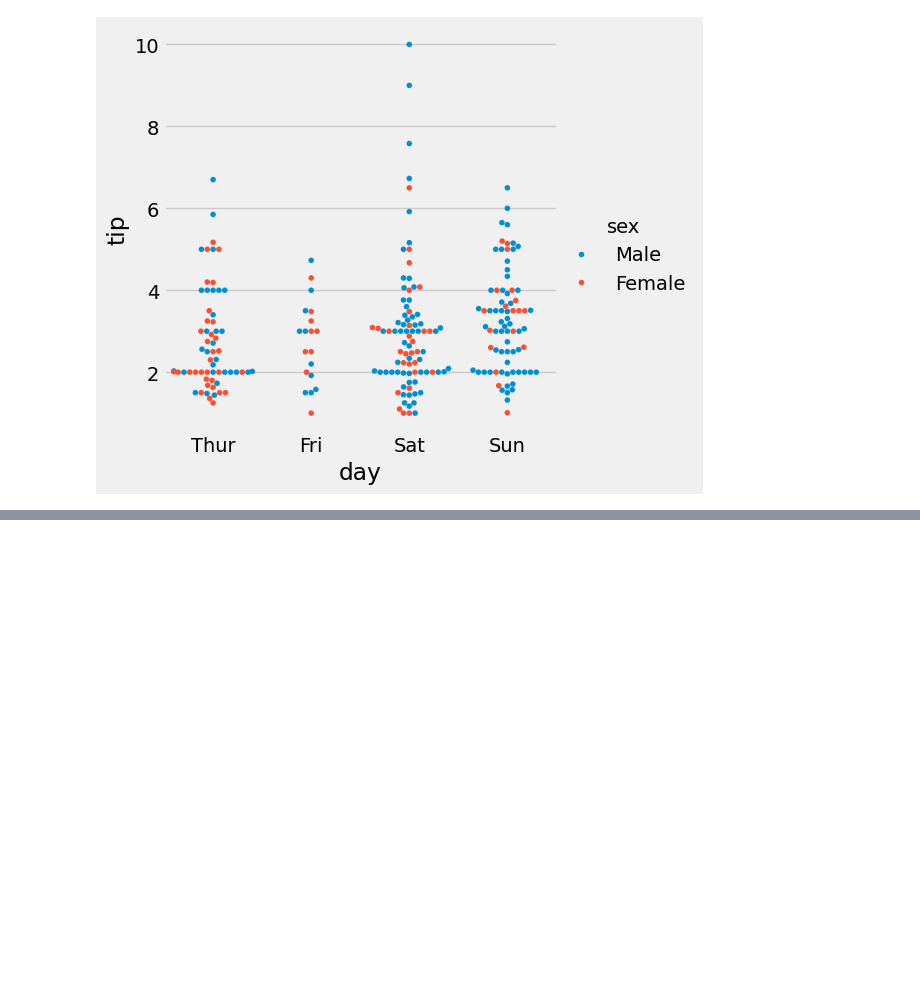
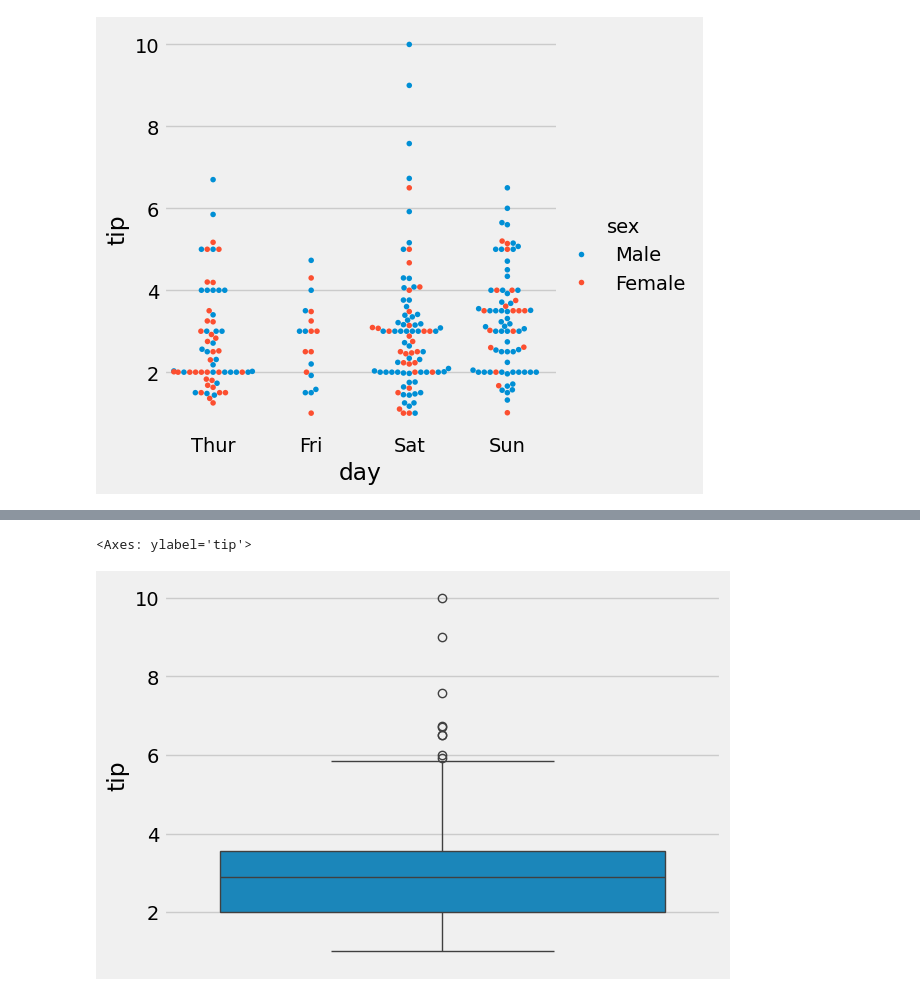
Before and after one commit to Hitesh-Ojha/learning, a Jupyter notebook: data science/seaborn.ipynb, the cells around one changed output, grey strips where cells are left out. Saved outputs shown, nothing was run; the diff lists cells and outputs as text; code cells hidden in the pictures; blank space fills up the shorter version.

```diff
--- a/data science/seaborn.ipynb
+++ b/data science/seaborn.ipynb
@@ -88,0 +92,5 @@ sns.swarmplot()
+# %%
+sns.boxplot(data['tip'])
+# %% [output]
+<Axes: ylabel='tip'>
+[figure, added]
```
Also changed, not shown: parts of 7 cells of this notebook.
